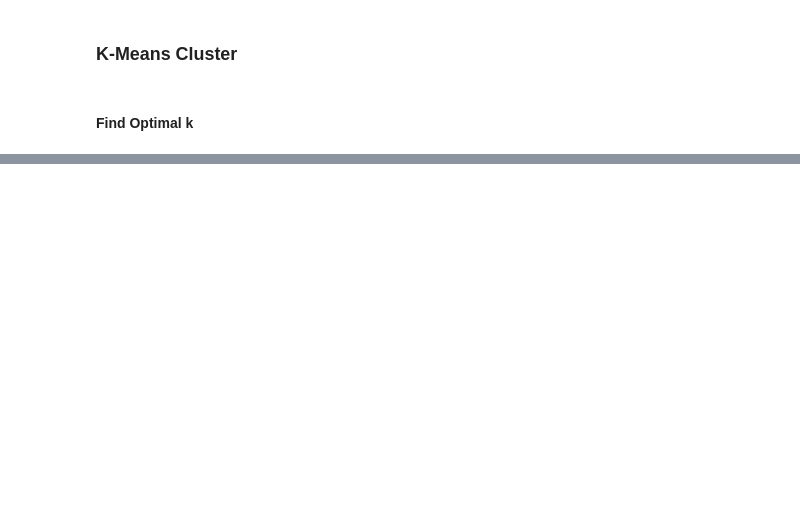
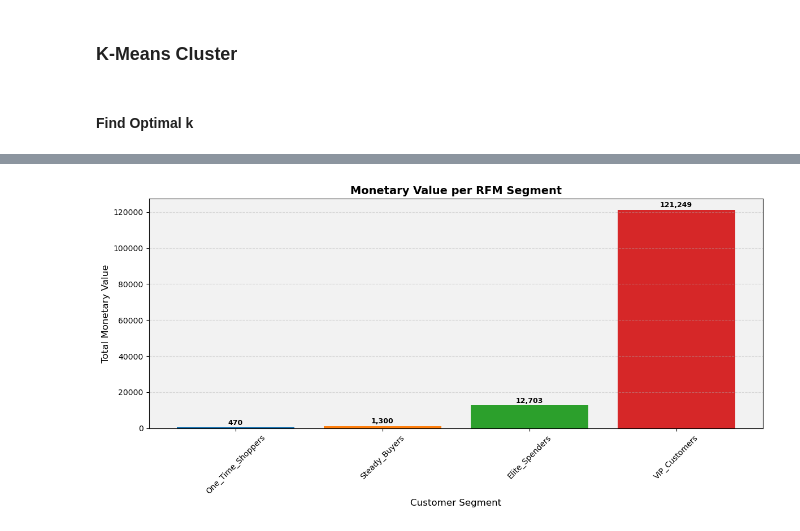
Before and after one commit to angelos-stergiou/rfm-segmentation, a Jupyter notebook: k_means_clustering.ipynb, the cells around one changed output, grey strips where cells are left out. Cells and saved outputs as stored; diff of their text form; code cells hidden in the pictures; blank space fills up the shorter version.

```diff
--- a/k_means_clustering.ipynb
+++ b/k_means_clustering.ipynb
@@ -320,10 +410,10 @@ shape: (4, 5)
 # %%
 # define the cluster-to-name mapping
 cluster_names = {
-    0: "Elite_Spenders",
+    0: "One_Time_Shoppers",
     1: "VIP_Customers",
     2: "Steady_Buyers",
-    3: "One_Time_Shoppers",
+    3: "Elite_Spenders",
 }
 
 # assign cluster names
@@ -370,3 +448,28 @@ fig1.show()
+# %%
+fig, ax = plt.subplots(figsize=(12, 6), facecolor='white')
+ax.set_facecolor('#f2f2f2')
+
+segments = k_means_summary["K_Means_Cluster"].to_list()
+monetary = k_means_summary["Monetary"].to_list()
+colors = plt.cm.tab10.colors  # fallback palette
+
+bars = ax.bar(segments, monetary, color=colors[:len(segments)])
+
+# Add value labels above bars
+for bar, value in zip(bars, monetary):
+    ax.text(bar.get_x() + bar.get_width()/2, bar.get_height() + 500, f'{value:,.0f}',
+            ha='center', va='bottom', fontsize=9, weight='bold')
+
+ax.set_title("Monetary Value per RFM Segment", fontsize=14, weight='bold')
+ax.set_xlabel("Customer Segment", fontsize=12)
+ax.set_ylabel("Total Monetary Value", fontsize=12)
+ax.tick_params(axis='x', rotation=45)
+ax.grid(axis='y', linestyle='--', alpha=0.4)
+
+plt.tight_layout()
+plt.show()
+# %% [output]
+[figure, added]
 # %%
 # create new column: average basket size
 k_means_summary = k_means_summary.with_columns(
```
Also changed, not shown: parts of 10 cells of this notebook, 1 other file.
